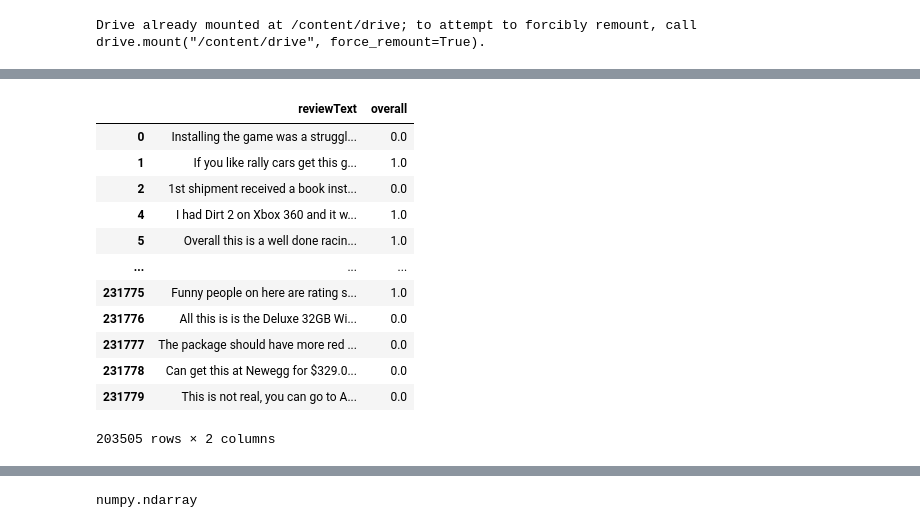
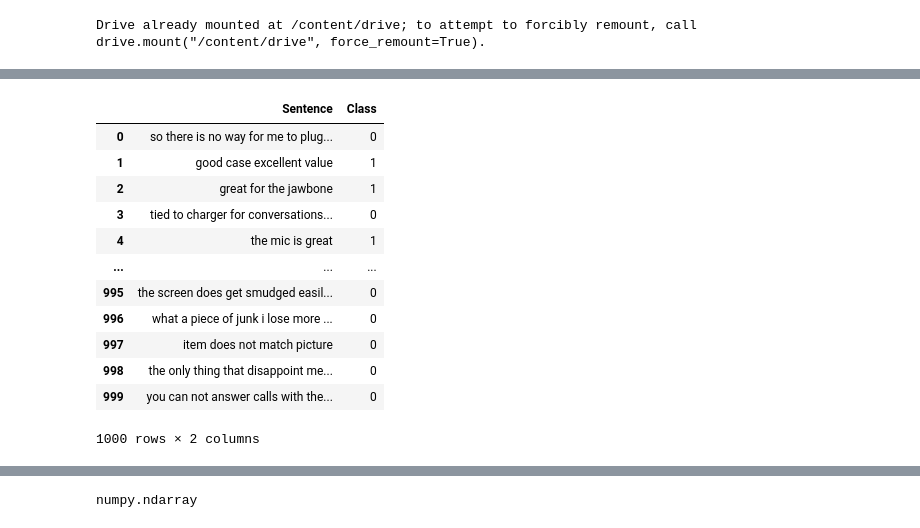
Before and after one commit to adsamaz/Chattbot, a Jupyter notebook: chatbot.ipynb, the cells around one changed output, grey strips where cells are left out. Saved outputs shown, nothing was run; the diff lists cells and outputs as text; code cells hidden in the pictures.

```diff
--- a/chatbot.ipynb
+++ b/chatbot.ipynb
@@ -28,3 +28,20 @@ from google.colab import drive
 drive.mount('/content/drive')
 # %% [output]
 Drive already mounted at /content/drive; to attempt to forcibly remount, call drive.mount("/content/drive", force_remount=True).
+# %%
+def preprocess_pandas(data, columns):
+    df_ = pd.DataFrame(columns=columns)
+    data['Sentence'] = data['Sentence'].str.lower()
+    data['Sentence'] = data['Sentence'].replace('[a-zA-Z0-9-_.]+@[a-zA-Z0-9-_.]+', '', regex=True)                      # remove emails
+    data['Sentence'] = data['Sentence'].replace('((25[0-5]|2[0-4][0-9]|[01]?[0-9][0-9]?)(\.|$)){4}', '', regex=True)    # remove IP address
+    data['Sentence'] = data['Sentence'].str.replace('[^\w\s]','')                                                       # remove special characters
+    data['Sentence'] = data['Sentence'].replace('\d', '', regex=True)                                                   # remove numbers
+    for index, row in data.iterrows():
+        word_tokens = word_tokenize(row['Sentence'])
+        filtered_sent = [w for w in word_tokens if not w in stopwords.words('english')]
+        df_ = df_.append({
+            "index": row['index'],
+            "Class": row['Class'],
+            "Sentence": " ".join(filtered_sent[0:])
+        }, ignore_index=True)
+    return data
@@ -48,31 +112,31 @@ df = getDF('/content/drive/My Drive/Chatbot_shared/reviews_Video_Games_5.json.gz
 # %%
 #Removes everything in except the review and overall score. Then removes
 # all reviews with an score of 3 beacuse of them being natrual when we set all
 #score under 3 to 0(negative) and score over 3 to 1(positive)
-
-df=df.get(['reviewText','overall'])
-df=df[df.overall != 3.0]
-df=df.replace(1.0, 0)
-df=df.replace(2.0, 0)
-df=df.replace(4.0, 1)
-df=df.replace(5.0, 1)
-reviews = df.reviewText
-labels = df.overall
+df=data
+df=df.get(['Sentence','Class'])
+#df=df[df.Class != 3.0]
+#df=df.replace(1.0, 0)
+#df=df.replace(2.0, 0)
+#df=df.replace(4.0, 1)
+#df=df.replace(5.0, 1)
+reviews = df.Sentence
+labels = df.Class
 df
 # %% [output]
-|  | reviewText | overall |
-| 0 | Installing the game was a struggl... | 0.0 |
-| 1 | If you like rally cars get this g... | 1.0 |
-| 2 | 1st shipment received a book inst... | 0.0 |
-| 4 | I had Dirt 2 on Xbox 360 and it w... | 1.0 |
-| 5 | Overall this is a well done racin... | 1.0 |
+|  | Sentence | Class |
+| 0 | so there is no way for me to plug... | 0 |
+| 1 | good case excellent value | 1 |
+| 2 | great for the jawbone | 1 |
+| 3 | tied to charger for conversations... | 0 |
+| 4 | the mic is great | 1 |
 | ... | ... | ... |
-| 231775 | Funny people on here are rating s... | 1.0 |
-| 231776 | All this is is the Deluxe 32GB Wi... | 0.0 |
-| 231777 | The package should have more red ... | 0.0 |
-| 231778 | Can get this at Newegg for $329.0... | 0.0 |
-| 231779 | This is not real, you can go to A... | 0.0 |
+| 995 | the screen does get smudged easil... | 0 |
+| 996 | what a piece of junk i lose more ... | 0 |
+| 997 | item does not match picture | 0 |
+| 998 | the only thing that disappoint me... | 0 |
+| 999 | you can not answer calls with the... | 0 |
-203505 rows × 2 columns
+1000 rows × 2 columns
 # %%
 #Removes symbols and lowercases all characters
 reviews = reviews.str.lower()
```
Also changed, not shown: parts of 17 cells of this notebook.
